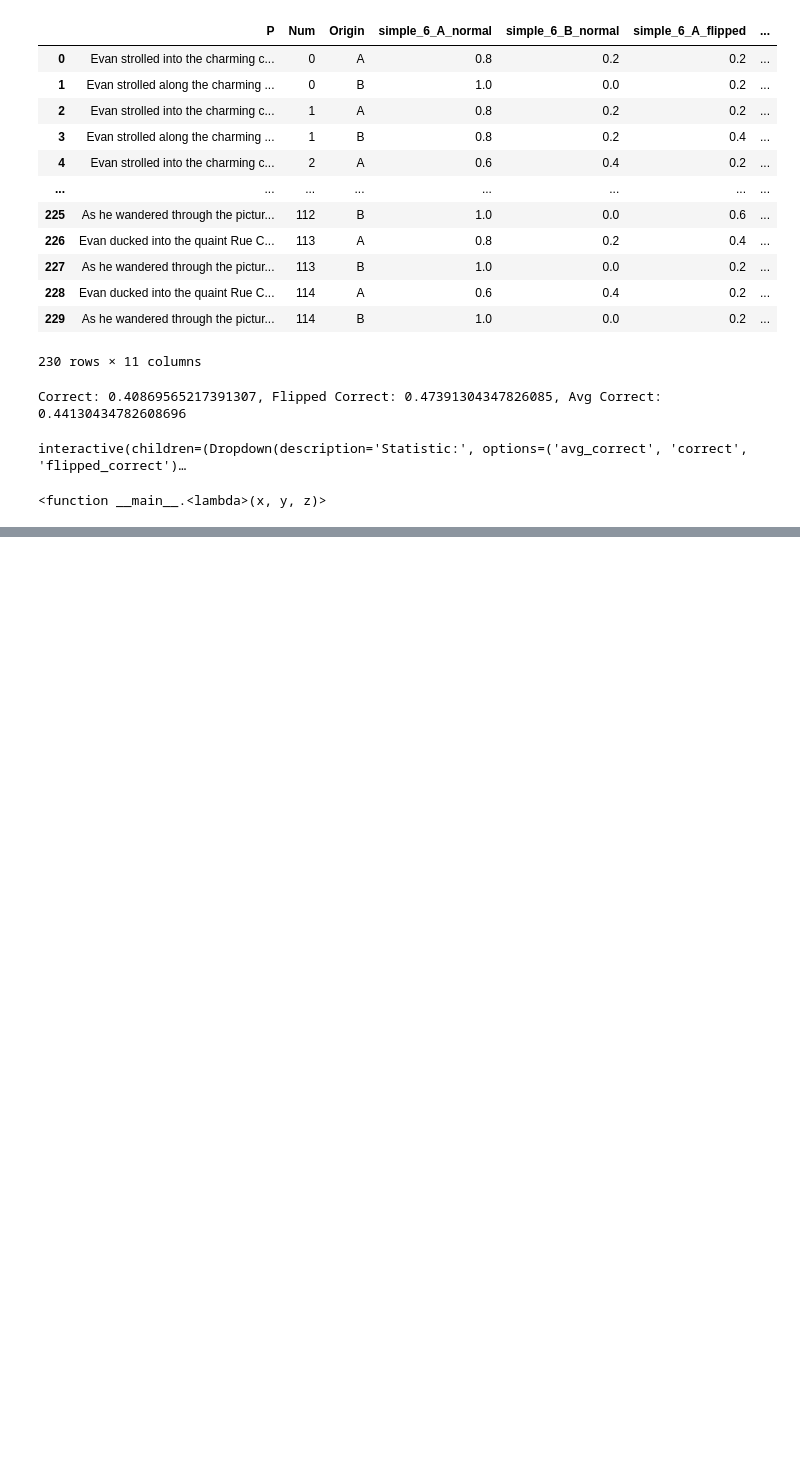
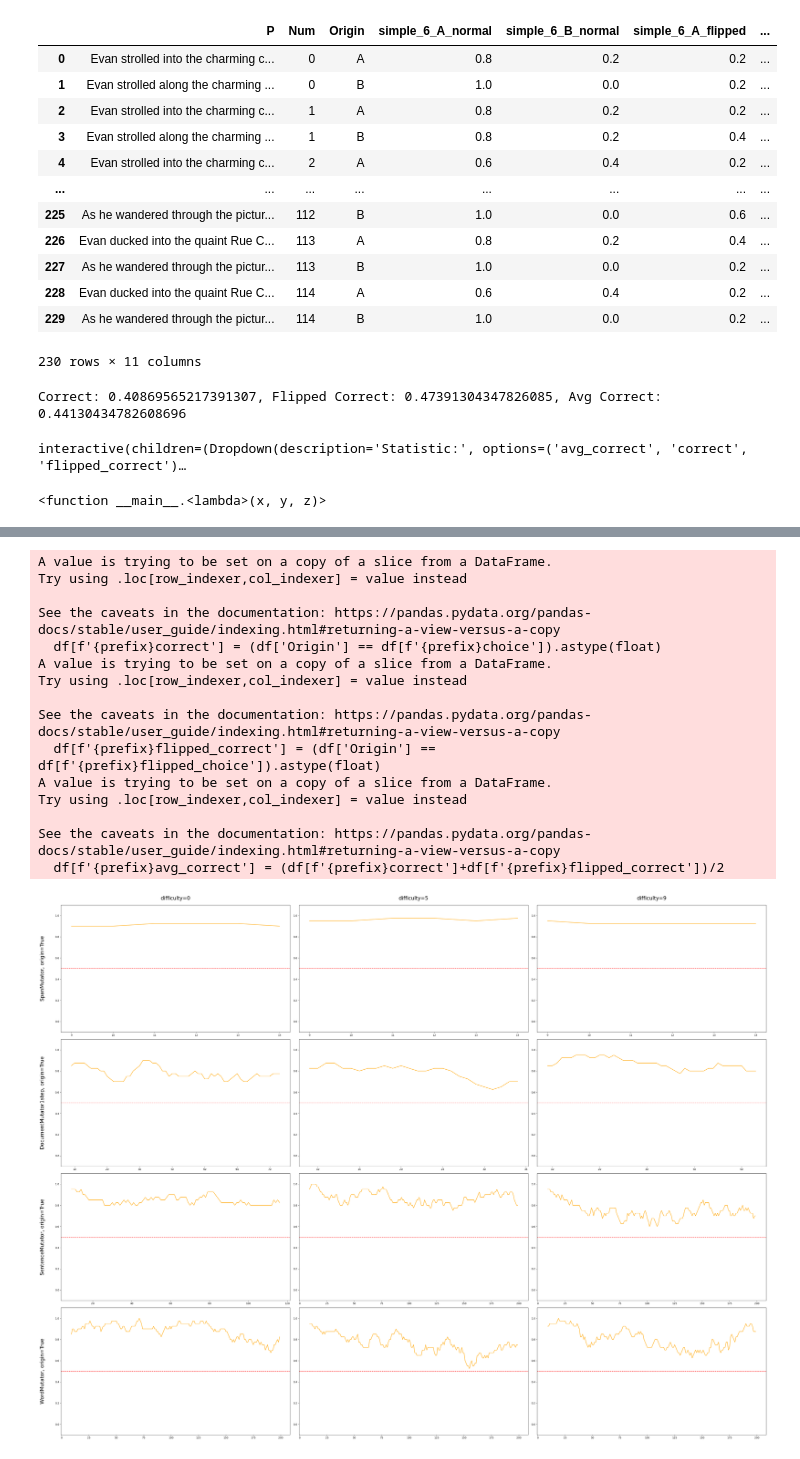
Before and after one commit to borito1907/impossibility-watermark, a Jupyter notebook: distinguisher/result_analyzer.ipynb, the cells around one changed output, grey strips where cells are left out. Drawn from its saved outputs; the diff is of its cells as text; code cells hidden in the pictures; blank space fills up the shorter version.

Commit message:
Add attacks and distinguishing results * Note: in each filename, str should be semstamp

```diff
--- a/distinguisher/result_analyzer.ipynb
+++ b/distinguisher/result_analyzer.ipynb
@@ -71,3 +71,46 @@ widgets.interact(lambda x, y, z: plot(prefix), x=dropdown, y=slider, z=origin)
 # %% [output]
 interactive(children=(Dropdown(description='Statistic:', options=('avg_correct', 'correct', 'flipped_correct')…
 <function __main__.<lambda>(x, y, z)>
+# %%
+experiments = 8
+prompts = 10
+trials = experiments * prompts
+
+n_rows = [0,2,3,7]
+n_cols = [0,5,9]
+
+fig, axes = plt.subplots(len(n_rows), len(n_cols), figsize=(40, 30))
+
+tdf = pd.read_csv(f'results/stationary_distribution_full.csv')
+
+def summary(df, prefix=""):
+    df[f'{prefix}correct'] = (df['Origin'] == df[f'{prefix}choice']).astype(float)
+    df[f'{prefix}flipped_correct'] = (df['Origin'] == df[f'{prefix}flipped_choice']).astype(float)
+    df[f'{prefix}avg_correct'] = (df[f'{prefix}correct']+df[f'{prefix}flipped_correct'])/2
+    print(f"Correct: {df[f'{prefix}correct'].mean()}, Flipped Correct: {df[f'{prefix}flipped_correct'].mean()}, Avg Correct: {df[f'{prefix}avg_correct'].mean()}")
+
+for i in range(trials):
+    t_row = i // prompts
+    t_col = i % prompts
+    if t_row not in n_rows or t_col not in n_cols:
+        continue
+    row = n_rows.index(t_row)
+    col = n_cols.index(t_col)
+    df = tdf[tdf['id'] == i]
+    print(i)
+    summary(df)
+    tmp1 = df[df['Origin'] == 'A']['avg_correct'].reset_index(drop=True)
+    tmp2 = df[df['Origin'] == 'B']['avg_correct'].reset_index(drop=True)
+    data = (tmp1+tmp2)/2
+    rolling_mean = data.rolling(window=10).mean()
+    axes[row, col].plot(rolling_mean, color='orange')
+    if row == 0:
+        axes[row, col].set_title(f'difficulty={df.iloc[0]["entropy"]}', fontsize=20, pad=20)
+    if col == 0:
+        axes[row, col].set_ylabel(f'{df.iloc[0]["m_str"]}, origin={df.iloc[0]["compare_against_original"]}', fontsize=20, labelpad=40)
+    axes[row, col].axhline(y=0.5, color='red', linestyle='--')
+    axes[row,col].set_ylim(-0.1, 1.1)
+
+plt.tight_layout()
+plt.show()
+# %% [output]
@@ -73,0 +134,16 @@ interactive(children=(Dropdown(description='Statistic:', options=('avg_correct',
+A value is trying to be set on a copy of a slice from a DataFrame.
+Try using .loc[row_indexer,col_indexer] = value instead
+
+See the caveats in the documentation: https://pandas.pydata.org/pandas-docs/stable/user_guide/indexing.html#returning-a-view-versus-a-copy
+  df[f'{prefix}correct'] = (df['Origin'] == df[f'{prefix}choice']).astype(float)
+A value is trying to be set on a copy of a slice from a DataFrame.
+Try using .loc[row_indexer,col_indexer] = value instead
+
+See the caveats in the documentation: https://pandas.pydata.org/pandas-docs/stable/user_guide/indexing.html#returning-a-view-versus-a-copy
+  df[f'{prefix}flipped_correct'] = (df['Origin'] == df[f'{prefix}flipped_choice']).astype(float)
+A value is trying to be set on a copy of a slice from a DataFrame.
+Try using .loc[row_indexer,col_indexer] = value instead
+
+See the caveats in the documentation: https://pandas.pydata.org/pandas-docs/stable/user_guide/indexing.html#returning-a-view-versus-a-copy
+  df[f'{prefix}avg_correct'] = (df[f'{prefix}correct']+df[f'{prefix}flipped_correct'])/2
+[figure, added]
```
Also changed, not shown: parts of 1 cell of this notebook, 22 other files.
